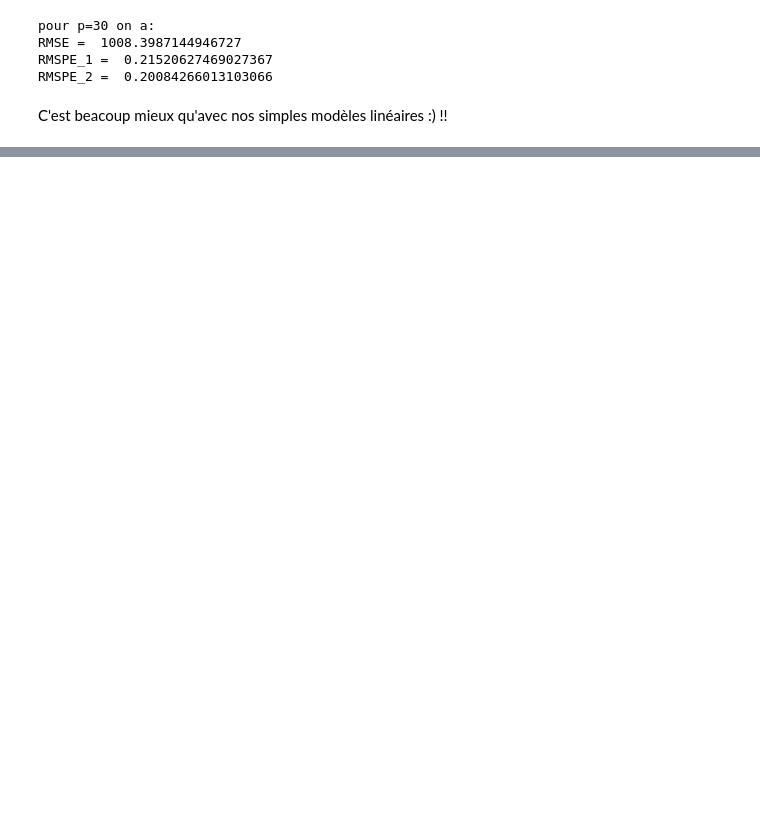
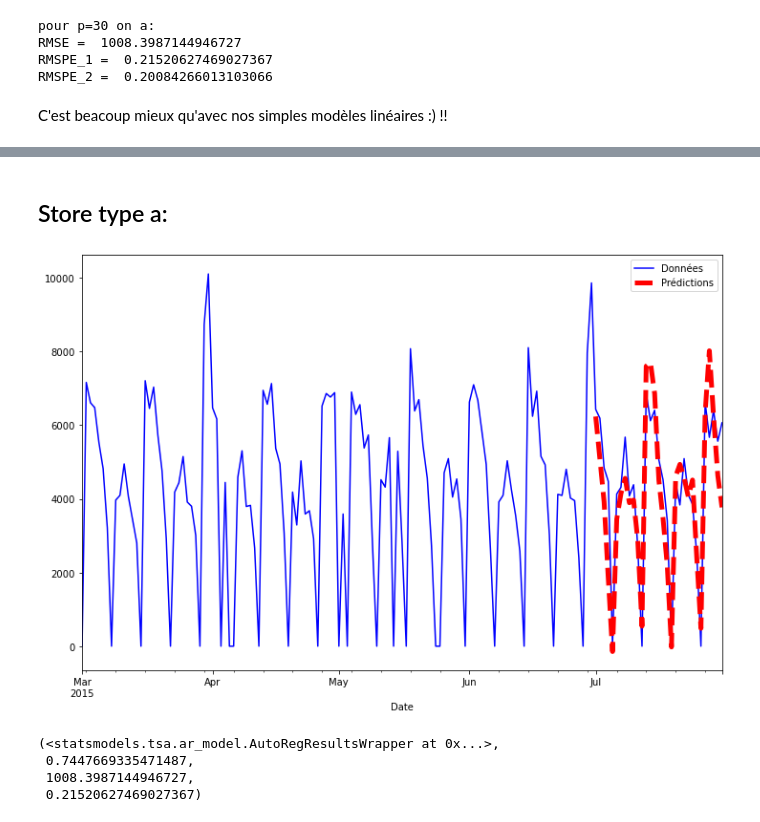
Before and after one commit to AdrienBolling/rossman-store-sales, a Jupyter notebook: Projet_2.ipynb, the cells around one changed output, grey strips where cells are left out. Drawn from its saved outputs; the diff is of its cells as text; code cells hidden in the pictures; blank space fills up the shorter version.

Commit message:
Ajout de la fonction AR_fonc(data, n)

```diff
--- a/Projet_2.ipynb
+++ b/Projet_2.ipynb
@@ -388,0 +421,47 @@ C'est beacoup mieux qu'avec nos simples modèles linéaires :) !!
+# %%
+def AR_fonc(data, n):# n est la valeur max de p
+    from statsmodels.tsa.ar_model import AutoReg
+    from sklearn import metrics
+    from sklearn.metrics import r2_score
+
+
+    X_train=data['2015-03-01':'2015-06-30'].asfreq('d')
+    X_test = data['2015-07-01':'2015-07-31']
+
+###################### regression #############################
+    val_score = []
+    for k in range(1, (n+1)):
+        score1 = kaggle_error_vrai(AutoReg(X_train, lags=k,
+                                           old_names=True).fit().predict(
+            start=pd.to_datetime('2015-07-01'), end=pd.to_datetime('2015-07-31'), dynamic=False), X_test)
+        val_score.append(score1)
+        min_value = min(val_score)
+        min_index = val_score.index(min_value)
+
+    model = AutoReg(X_train, lags= (min_index+1),old_names=True)# k entier et index commence à 0
+    model_fit = model.fit()#.fit(disp=0) pour cacher (ou -1)
+    X_pred = model_fit.predict(start=pd.to_datetime('2015-07-01'), end=pd.to_datetime('2015-07-31'), dynamic=False)
+
+################# Plot ###############################################
+    plt.figure(figsize=(12,8))
+    data.loc['2015-03-01':,'Sales'].plot(label='Données',c="blue")
+    pd.DataFrame(X_pred,columns=['Sales']).loc['2015-07-01':,'Sales'].plot(label='Prédictions',c="red",ls='--', lw=5)
+    plt.legend()
+    plt.show()
+############### Metrics ##############################################
+
+    rmse=np.sqrt(metrics.mean_squared_error(X_test,X_pred))
+    r_squared =r2_score(X_test, X_pred)
+    rmspe = kaggle_error_vrai(X_pred,X_test)
+
+    return model_fit,  r_squared, rmse, rmspe
+# %% [markdown]
+## Store type a:
+# %%
+AR_fonc(sales_a, 50)
+# %% [output]
+[figure, added]
+(<statsmodels.tsa.ar_model.AutoRegResultsWrapper at 0x...>,
+ 0.7447669335471487,
+ 1008.3987144946727,
+ 0.21520627469027367)
```
Also changed, not shown: parts of 16 cells of this notebook.
